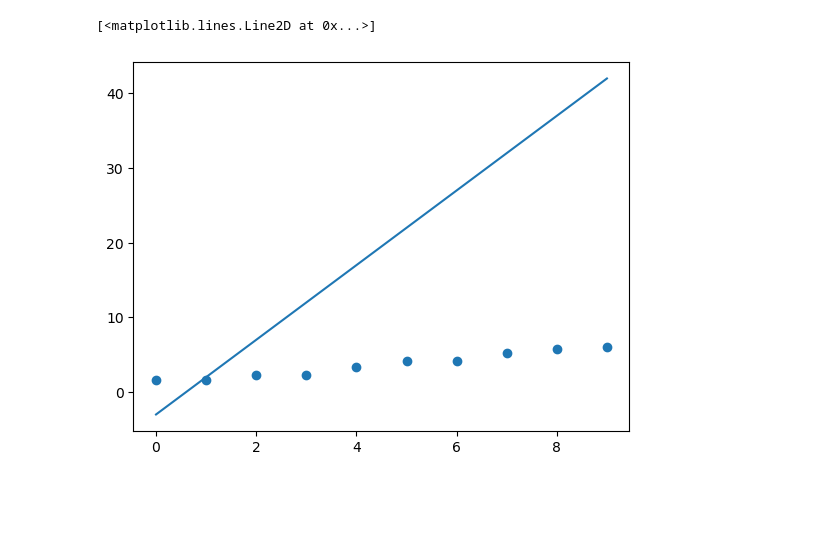
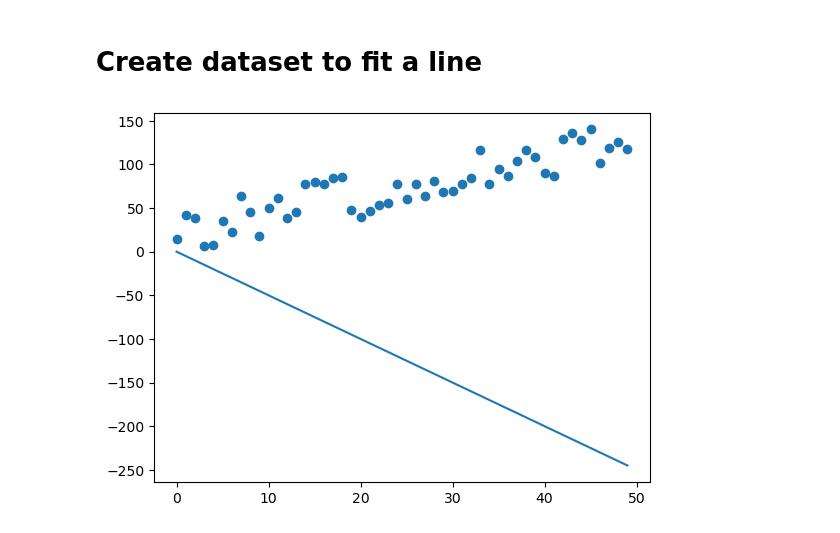
Before and after one commit to gutmmm/machine-learning-101, a Jupyter notebook: linear_reg.ipynb, the cells around one changed output. Cells and saved outputs as stored; diff of their text form; code cells hidden in the pictures; blank space fills up the shorter version.

```diff
--- a/linear_reg.ipynb
+++ b/linear_reg.ipynb
@@ -2,27 +2,41 @@
 import numpy as np
 import random
 import matplotlib.pyplot as plt
-
-x = [x for x in range(10)]
-y_true = [1/2*x + 0.75 + random.random() for x in range(10)]
+# %% [markdown]
+# Create dataset to fit a line
+# %%
+# Define how many dataset points to create
+x_range = 50
+
+# Create linspaced x
+x = [x for x in range(x_range)]
+
+# Create dataset points
+y_true = [2*x + (5*random.randint(0, 10)) for x in range(x_range)]
 # %%
+# Calculate predicted line
 def prediction(w, b):
     y_predicted = [w*x+b for x in x]
     return y_predicted
 
+# Calculate loss
 def loss_fn(y_true, y_predicted):
-    diff = [(y_predicted[idx] - y_true[idx])**2 for idx in range(len(y_true))]
-    return 1/2*len(y_true) * sum(diff)
+    diff = [(y_predicted[idx] - y_true[idx])**2 for idx in range(x_range)]
+    return sum(diff) / (2*x_range)
 
-w = 5
-b = -3
+# Define (w,b) parameters
+w, b = -5, 0
 
-y_predicted = prediction(w, b)
-loss = loss_fn(y_true, y_predicted)
+# Calculate predicted y values for initiated parameters (w, b)
+y_init = prediction(w, b)
+# Calculate loss value
+loss = loss_fn(y_true, y_init)
 
+
+# Plot dataset and initial line
 plt.scatter(x, y_true)
-plt.plot(x, y_predicted)
+plt.plot(x, y_init)
+plt.show()
 # %% [output]
-[<matplotlib.lines.Line2D at 0x...>]
-[figure, old version]
+[figure, new version]
 # %%
```
Also changed, not shown: parts of 5 cells of this notebook.
